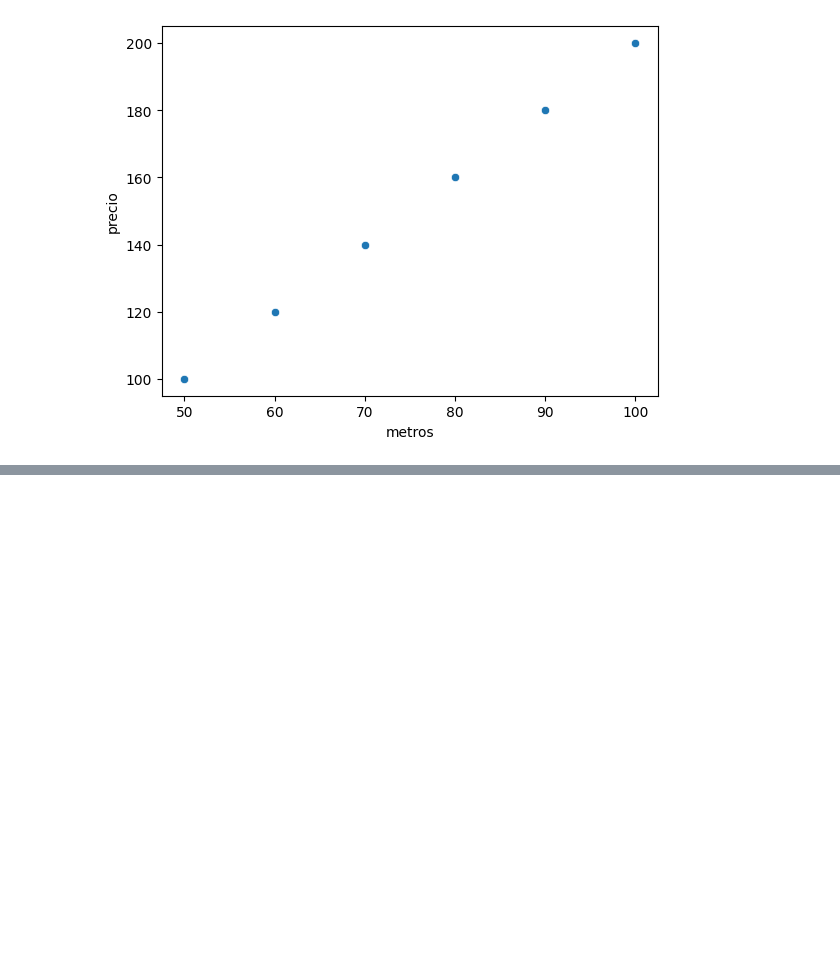
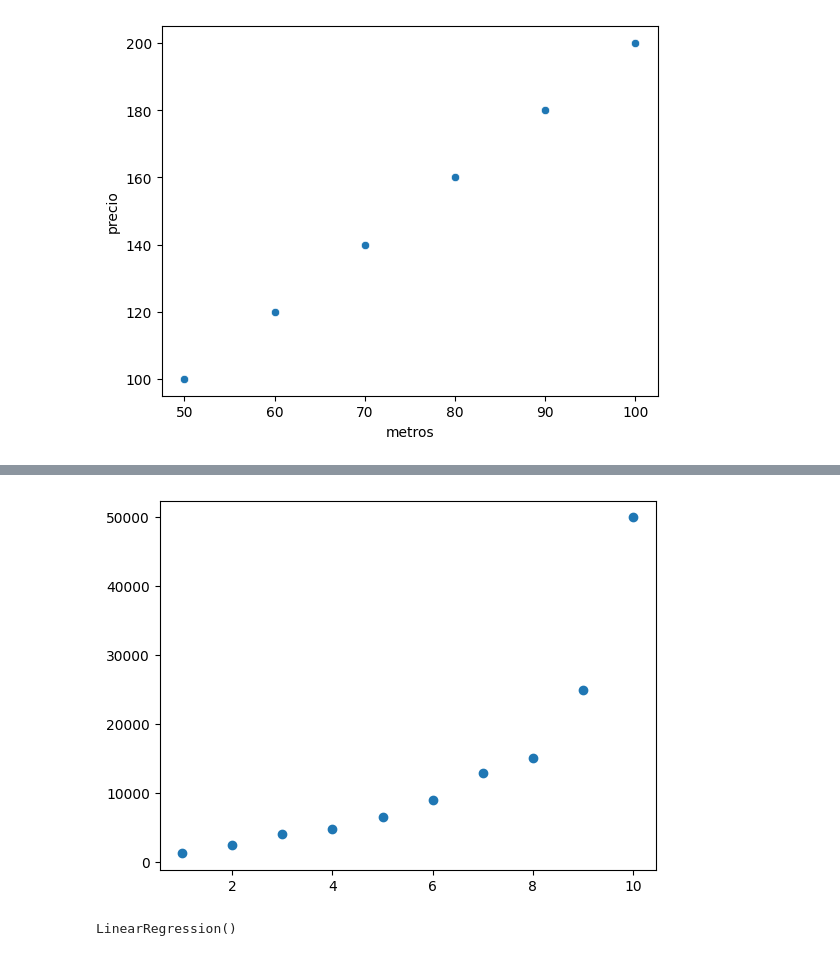
Before and after one commit to ETorresSacha/clases-MI, a Jupyter notebook: clase1_machine_learning.ipynb, the cells around one changed output, grey strips where cells are left out. Drawn from its saved outputs; the diff is of its cells as text; code cells hidden in the pictures; blank space fills up the shorter version.

```diff
--- a/clase1_machine_learning.ipynb
+++ b/clase1_machine_learning.ipynb
@@ -264,0 +360,5 @@ sns.scatterplot(data=df, x='metros', y='precio')
+# %%
+plt.scatter(data['years'],data['salary'])
+plt.show()
+# %% [output]
+[figure, added]
@@ -264,0 +368,6 @@ sns.scatterplot(data=df, x='metros', y='precio')
+# %%
+from sklearn.linear_model import LinearRegression
+regression = LinearRegression()
+regression.fit(x,y)
+# %% [output]
+LinearRegression()
```
Also changed, not shown: parts of 14 cells of this notebook.
